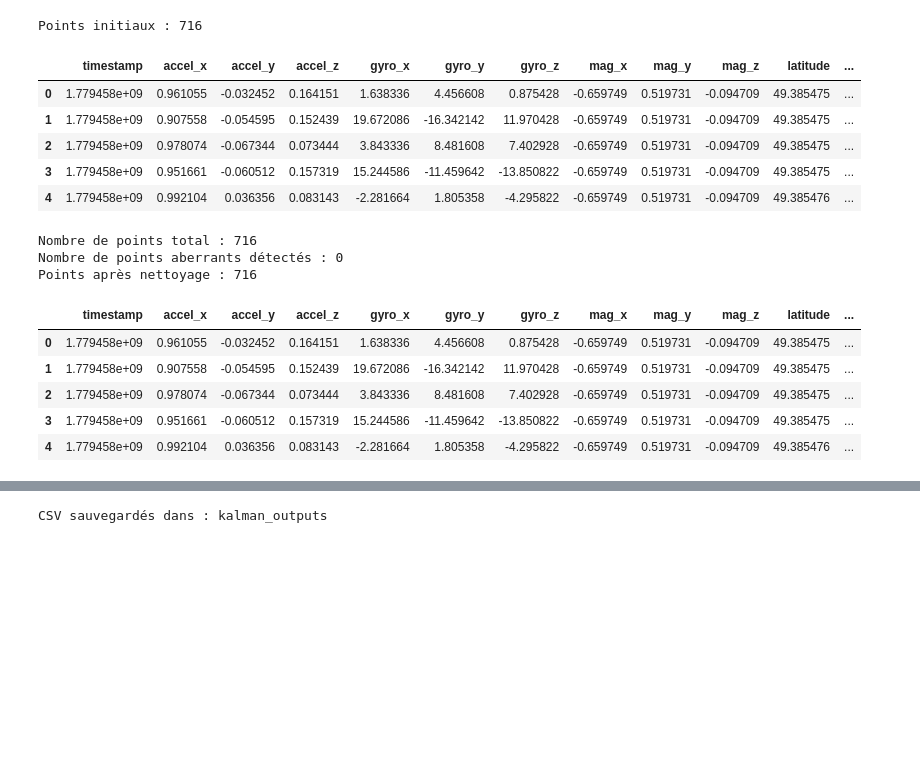
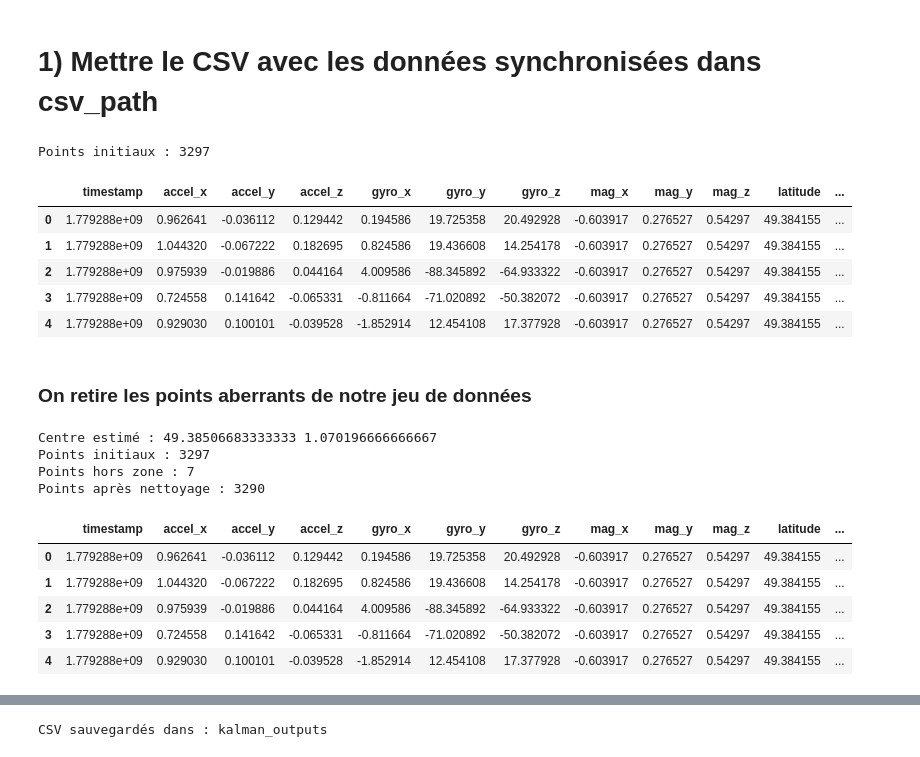
Before and after one commit to nmornon/Projet-itineraire, a Jupyter notebook: kalman/kalman_final.ipynb, the cells around one changed output, grey strips where cells are left out. Cells and saved outputs as stored; diff of their text form; code cells hidden in the pictures; blank space fills up the shorter version.

```diff
--- a/kalman/kalman_final.ipynb
+++ b/kalman/kalman_final.ipynb
@@ -64,6 +65,27 @@ def remove_gnss_aberrant(df,lat_col="latitude",lon_col="longitude",seuil_grand=3
     print("Nombre de points aberrants détectés :", df["est_aberrant"].sum())
 
     return df[df["est_aberrant"]==False].copy()
+# %%
+def remove_gnss_aberrant_zone(df,lat_col="latitude",lon_col="longitude",rayon_max=500):
+    """supprime les points GNSS abbrrant mais par zone """
+    df = df.copy()
+
+    df = df[df[lat_col].between(-90, 90) & df[lon_col].between(-180, 180)].copy()
+
+    #Repère de notre trajet
+    lat_ref = df[lat_col].median()
+    lon_ref = df[lon_col].median()
+
+    #distance de chaque point au centre du trajet
+    df["distance_centre"] = haversine(lat_ref,lon_ref,df[lat_col],df[lon_col])
+
+    df["est_aberrant_zone"] = df["distance_centre"] > rayon_max
+
+    print("Centre estimé :", lat_ref, lon_ref)
+    print("Points initiaux :", len(df))
+    print("Points hors zone :", df["est_aberrant_zone"].sum())
+
+    return df[df["est_aberrant_zone"] == False].copy()
 # %%
 R_EARTH=6371000
 def latlon_to_xy(lat,lon,lat0,lon0):
@@ -358,4 +314,5 @@ import matplotlib.pyplot as plt
+# %% [markdown]
+# 1) Mettre le CSV avec les données synchronisées dans csv_path
 # %%
-csv_path = Path("synced_imu_gnss.csv")
-out_dir = Path("kalman_outputs")
-out_dir.mkdir(parents=True, exist_ok=True)
+#A remplir
+csv_path = Path("test2.csv")
@@ -362,28 +323,29 @@ out_dir.mkdir(parents=True, exist_ok=True)
 # %%
 df = pd.read_csv(csv_path)
-
 print("Points initiaux :", len(df))
 df.head()
 # %% [output]
-Points initiaux : 716
+Points initiaux : 3297
 |  | timestamp | accel_x | accel_y | accel_z | gyro_x | gyro_y | gyro_z | mag_x | mag_y | mag_z | latitude | ... |
-| 0 | 1.779458e+09 | 0.961055 | -0.032452 | 0.164151 | 1.638336 | 4.456608 | 0.875428 | -0.659749 | 0.519731 | -0.094709 | 49.385475 | ... |
-| 1 | 1.779458e+09 | 0.907558 | -0.054595 | 0.152439 | 19.672086 | -16.342142 | 11.970428 | -0.659749 | 0.519731 | -0.094709 | 49.385475 | ... |
-| 2 | 1.779458e+09 | 0.978074 | -0.067344 | 0.073444 | 3.843336 | 8.481608 | 7.402928 | -0.659749 | 0.519731 | -0.094709 | 49.385475 | ... |
-| 3 | 1.779458e+09 | 0.951661 | -0.060512 | 0.157319 | 15.244586 | -11.459642 | -13.850822 | -0.659749 | 0.519731 | -0.094709 | 49.385475 | ... |
-| 4 | 1.779458e+09 | 0.992104 | 0.036356 | 0.083143 | -2.281664 | 1.805358 | -4.295822 | -0.659749 | 0.519731 | -0.094709 | 49.385476 | ... |
+| 0 | 1.779288e+09 | 0.962641 | -0.036112 | 0.129442 | 0.194586 | 19.725358 | 20.492928 | -0.603917 | 0.276527 | 0.54297 | 49.384155 | ... |
+| 1 | 1.779288e+09 | 1.044320 | -0.067222 | 0.182695 | 0.824586 | 19.436608 | 14.254178 | -0.603917 | 0.276527 | 0.54297 | 49.384155 | ... |
+| 2 | 1.779288e+09 | 0.975939 | -0.019886 | 0.044164 | 4.009586 | -88.345892 | -64.933322 | -0.603917 | 0.276527 | 0.54297 | 49.384155 | ... |
+| 3 | 1.779288e+09 | 0.724558 | 0.141642 | -0.065331 | -0.811664 | -71.020892 | -50.382072 | -0.603917 | 0.276527 | 0.54297 | 49.384155 | ... |
+| 4 | 1.779288e+09 | 0.929030 | 0.100101 | -0.039528 | -1.852914 | 12.454108 | 17.377928 | -0.603917 | 0.276527 | 0.54297 | 49.384155 | ... |
+# %% [markdown]
+### On retire les points aberrants de notre jeu de données
 # %%
-clean = remove_gnss_aberrant(df)
-
+clean = remove_gnss_aberrant_zone(df, rayon_max=500)
 print("Points après nettoyage :", len(clean))
 clean.head()
 # %% [output]
-Nombre de points total : 716
-Nombre de points aberrants détectés : 0
-Points après nettoyage : 716
+Centre estimé : 49.38506683333333 1.070196666666667
+Points initiaux : 3297
+Points hors zone : 7
+Points après nettoyage : 3290
 |  | timestamp | accel_x | accel_y | accel_z | gyro_x | gyro_y | gyro_z | mag_x | mag_y | mag_z | latitude | ... |
-| 0 | 1.779458e+09 | 0.961055 | -0.032452 | 0.164151 | 1.638336 | 4.456608 | 0.875428 | -0.659749 | 0.519731 | -0.094709 | 49.385475 | ... |
-| 1 | 1.779458e+09 | 0.907558 | -0.054595 | 0.152439 | 19.672086 | -16.342142 | 11.970428 | -0.659749 | 0.519731 | -0.094709 | 49.385475 | ... |
-| 2 | 1.779458e+09 | 0.978074 | -0.067344 | 0.073444 | 3.843336 | 8.481608 | 7.402928 | -0.659749 | 0.519731 | -0.094709 | 49.385475 | ... |
-| 3 | 1.779458e+09 | 0.951661 | -0.060512 | 0.157319 | 15.244586 | -11.459642 | -13.850822 | -0.659749 | 0.519731 | -0.094709 | 49.385475 | ... |
-| 4 | 1.779458e+09 | 0.992104 | 0.036356 | 0.083143 | -2.281664 | 1.805358 | -4.295822 | -0.659749 | 0.519731 | -0.094709 | 49.385476 | ... |
+| 0 | 1.779288e+09 | 0.962641 | -0.036112 | 0.129442 | 0.194586 | 19.725358 | 20.492928 | -0.603917 | 0.276527 | 0.54297 | 49.384155 | ... |
+| 1 | 1.779288e+09 | 1.044320 | -0.067222 | 0.182695 | 0.824586 | 19.436608 | 14.254178 | -0.603917 | 0.276527 | 0.54297 | 49.384155 | ... |
+| 2 | 1.779288e+09 | 0.975939 | -0.019886 | 0.044164 | 4.009586 | -88.345892 | -64.933322 | -0.603917 | 0.276527 | 0.54297 | 49.384155 | ... |
+| 3 | 1.779288e+09 | 0.724558 | 0.141642 | -0.065331 | -0.811664 | -71.020892 | -50.382072 | -0.603917 | 0.276527 | 0.54297 | 49.384155 | ... |
+| 4 | 1.779288e+09 | 0.929030 | 0.100101 | -0.039528 | -1.852914 | 12.454108 | 17.377928 | -0.603917 | 0.276527 | 0.54297 | 49.384155 | ... |
```
Also changed, not shown: parts of 31 cells of this notebook, 15 other files.
